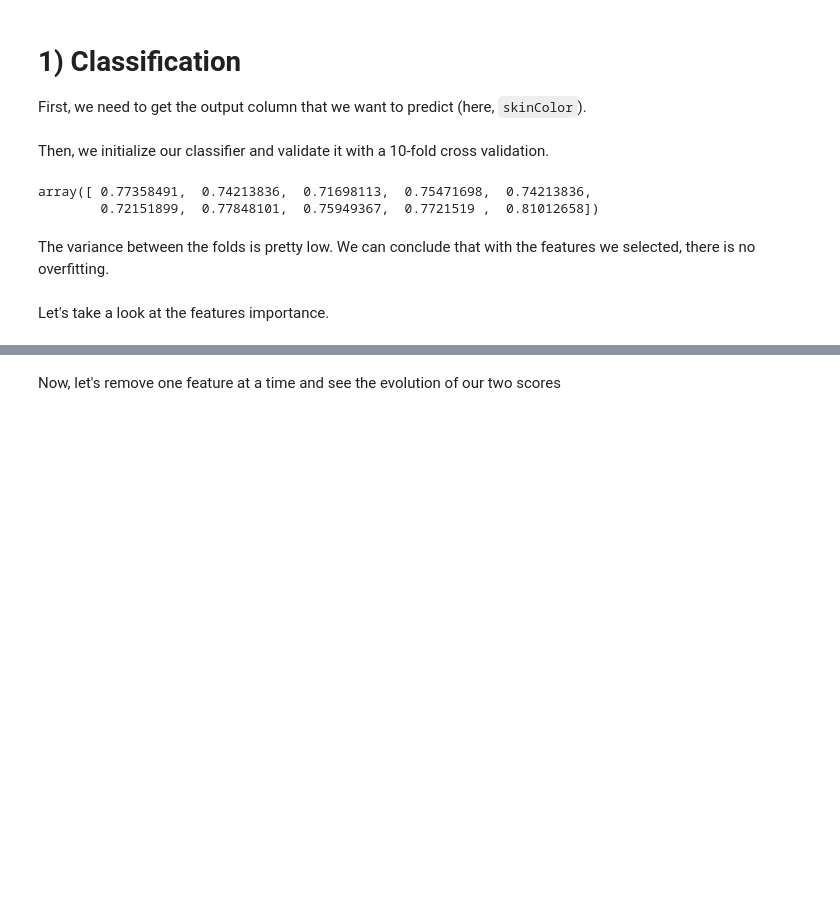
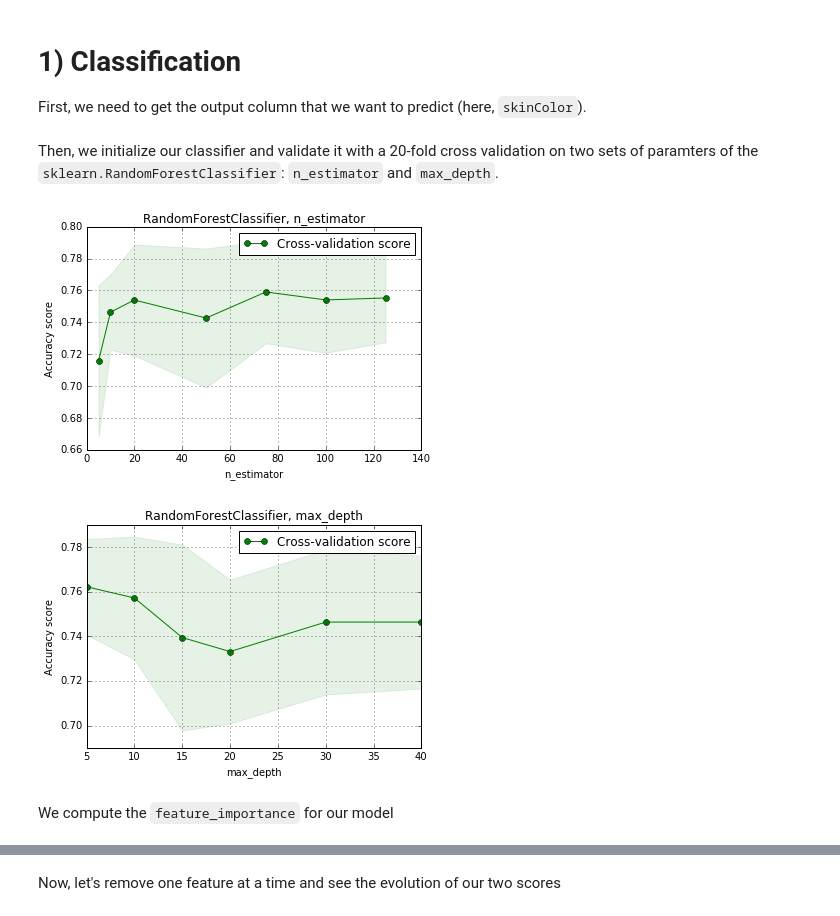
Before and after one commit to lfaucon/ada-homeworks, a Jupyter notebook: Homework_4/HW4.ipynb, the cells around one changed output, grey strips where cells are left out. Drawn from its saved outputs; the diff is of its cells as text; code cells hidden in the pictures; blank space fills up the shorter version.

```diff
--- a/Homework_4/HW4.ipynb
+++ b/Homework_4/HW4.ipynb
@@ -76,16 +77,51 @@ First, we need to get the output column that we want to predict (here, `skinColo
 # %%
 y = agg_df.pop('skinColor')
 # %% [markdown]
-Then, we initialize our classifier and validate it with a 10-fold cross validation.
+Then, we initialize our classifier and validate it with a 20-fold cross validation on two sets of paramters of the `sklearn.RandomForestClassifier`: `n_estimator` and `max_depth`.
-# %%
-clf = RandomForestClassifier(n_estimators=100)
-cross_val_score(clf, agg_df, y, cv=10)
-# %% [output]
-array([ 0.77358491,  0.74213836,  0.71698113,  0.75471698,  0.74213836,
-        0.72151899,  0.77848101,  0.75949367,  0.7721519 ,  0.81012658])
-# %% [markdown]
-The variance between the folds is pretty low. We can conclude that with the features we selected, there is no overfitting.
-# %% [markdown]
-Let's take a look at the features importance.
+# %%
+def getRandomForestClassifier(key,p):
+    if key=='n_estimator':
+        return RandomForestClassifier(n_estimators=p)
+    if key=='max_depth':
+        return RandomForestClassifier(max_depth=p)
+
+def cross_validate_model(X, y):
+    parameters = {
+        'n_estimator': [5,10,20,50,75,100,125],
+        'max_depth': [5,10,15,20,30,40]
+    }
+
+    for key in parameters:
+        scores={}
+        scores[key]={'mean':[],'std':[]}
+        for p in parameters[key]:
+            clf = getRandomForestClassifier(key,p)
+            s = cross_val_score(clf, agg_df, y, cv=20)
+            scores[key]['mean'].append(s.mean())
+            scores[key]['std'].append(s.std())
+
+        scores[key]['mean'] = np.array(scores[key]['mean'])
+        scores[key]['std'] = np.array(scores[key]['std'])
+
+        plt.figure()
+        plt.title("RandomForestClassifier, "+key)
+        plt.xlabel(key)
+        plt.ylabel("Accuracy score")
+        plt.grid()
+        plt.fill_between(parameters[key], scores[key]['mean'] - scores[key]['std'],
+                         scores[key]['mean'] + scores[key]['std'], alpha=0.1, color="g")
+        plt.plot(parameters[key], scores[key]['mean'], 'o-', color="g",
+                 label="Cross-validation score")
+
+        plt.legend(loc="best")
+
+        plt.show()
+# %%
+cross_validate_model(agg_df, y)
+# %% [output]
+[figure, added]
+[figure, added]
+# %% [markdown]
+We compute the `feature_importance` for our model
 # %%
 def show_features_ranking(X, y):
```
Also changed, not shown: parts of 18 cells of this notebook, 2 other files.
